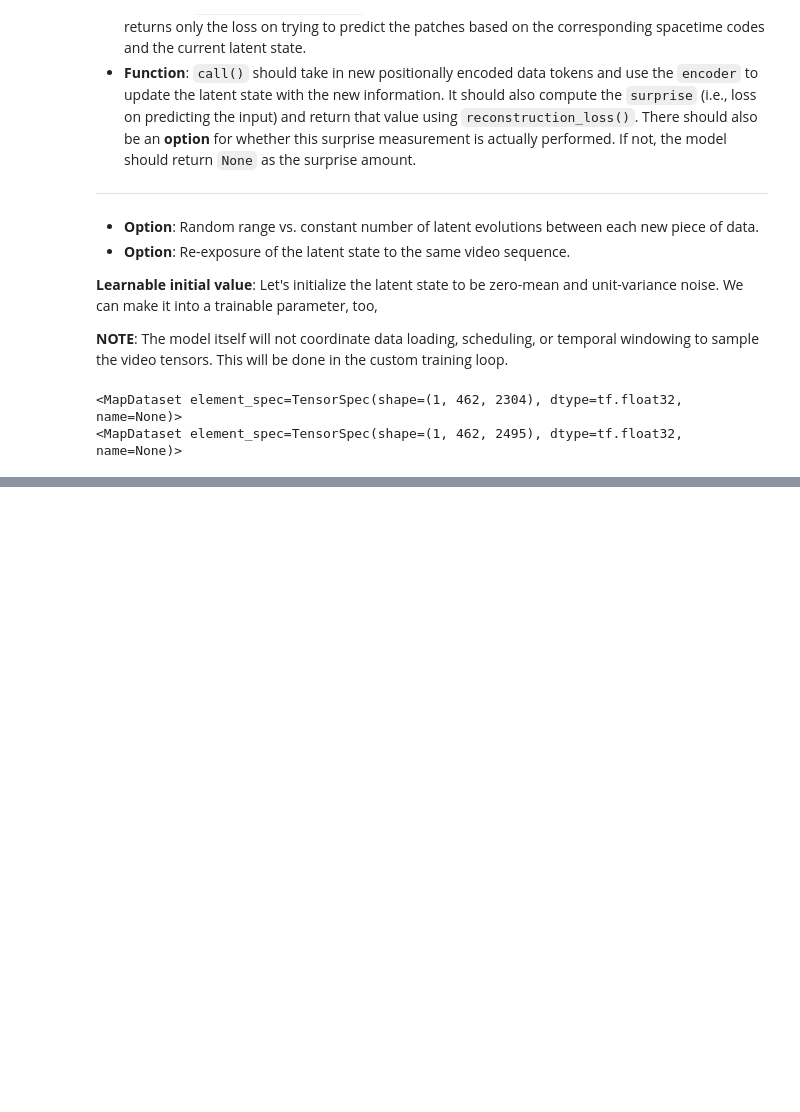
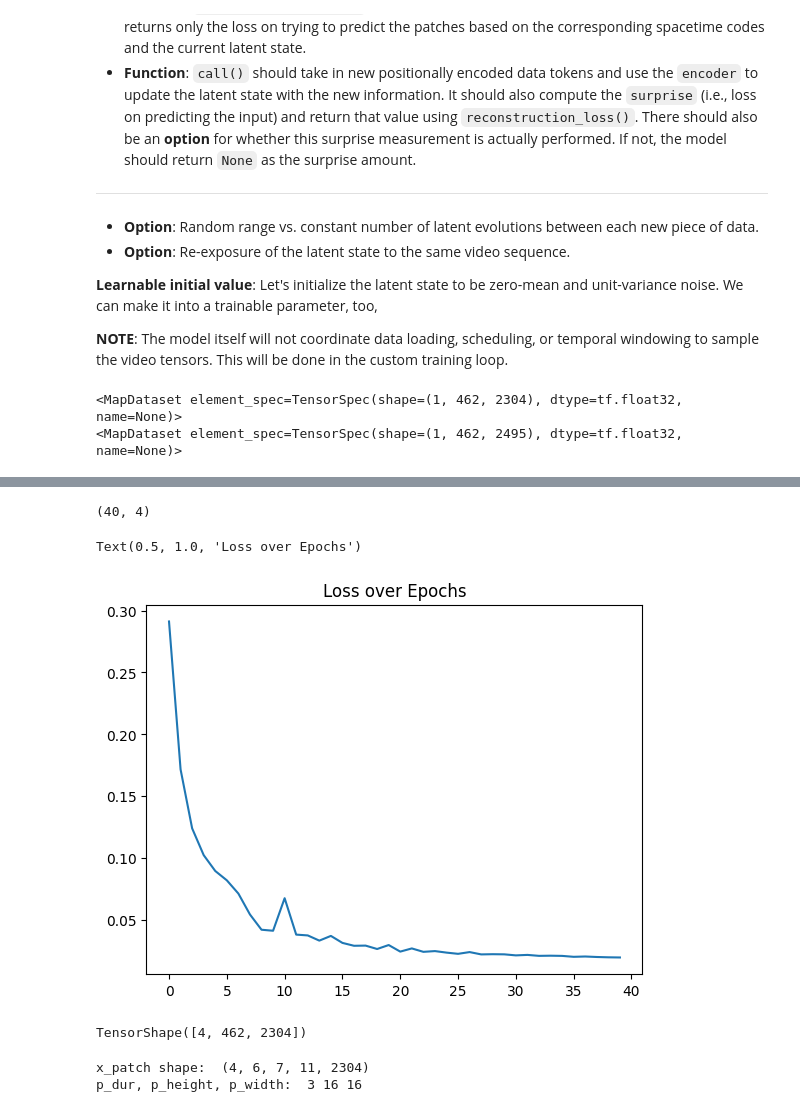
Before and after one commit to amanb2000/Multimodal_Foundation, a Jupyter notebook: sketch/08_Perceiver_AE.ipynb, the cells around one changed output, grey strips where cells are left out. Drawn from its saved outputs; the diff is of its cells as text; code cells hidden in the pictures; blank space fills up the shorter version.

Commit message:
Implement full perceiver autoencoder model (1 modality). Next push: good training loop design and memory management

```diff
--- a/sketch/08_Perceiver_AE.ipynb
+++ b/sketch/08_Perceiver_AE.ipynb
@@ -861,0 +845,31 @@ x
+# %%
+""" Basic training loop
+"""
+# Optimizer
+optimizer = keras.optimizers.Adam(learning_rate=0.0001)
+
+# Housekeeping
+all_losses 				= [] # list of lists -- one list per epoch.
+reconstructions 		= [] # sequence of all reconstructions.
+
+# call(self, reconstruct_me, reset_latent=True, return_prediction=True):
+
+epochs = 400
+iterations_per_epoch = 4
+
+for i in tqdm(range(epochs)):
+	perceiver_ae.latent = None # clearing everything out
+	epoch_losses = []
+	total_epoch_loss = 0.0
+
+	with tf.GradientTape() as tape:
+		for j in range(iterations_per_epoch):
+			new_loss, pred = perceiver_ae(patch_coded_element, return_prediction=True)
+			epoch_losses.append(new_loss.numpy())
+			total_epoch_loss += new_loss
+			reconstructions.append(pred)
+
+		all_losses.append(epoch_losses)
+
+	grads = tape.gradient(total_epoch_loss, perceiver_ae.trainable_weights)
+	optimizer.apply_gradients(zip(grads, perceiver_ae.trainable_weights))
@@ -861,0 +898,39 @@ x
+# %%
+all_losses = np.asarray(all_losses)
+all_losses.shape
+# %% [output]
+(40, 4)
+# %%
+
+plt.plot(all_losses[:,-1])
+plt.title("Loss over Epochs")
+# %% [output]
+Text(0.5, 1.0, 'Loss over Epochs')
+[figure, added]
+# %%
+def get_source_video(flatpatched_coded):
+
+	n_time_patches = num_frames // patch_duration
+	n_height_patches = output_size[0] // patch_height
+	n_width_patches = output_size[1] // patch_width
+
+	x = flatpatched_coded
+
+	x_patch = vp.unflatten_patched(x, n_time_patches, n_height_patches, n_width_patches)
+	print("x_patch shape: ", x_patch.shape)
+	print("p_dur, p_height, p_width: ", patch_duration, patch_height, patch_width)
+	x_3dpatch = vp.make_3D_patches(x_patch, patch_duration, patch_height, patch_width)
+	x_video = vp.get_vidtensor_from_8D(x_3dpatch)
+
+	return x_video
+
+
+
+patch_coded_element[:,:,:-191].shape
+# %% [output]
+TensorShape([4, 462, 2304])
+# %%
+element_video = get_source_video(patch_coded_element[:,:,:-191])
+# %% [output]
+x_patch shape:  (4, 6, 7, 11, 2304)
+p_dur, p_height, p_width:  3 16 16
```
Also changed, not shown: parts of 30 cells of this notebook.
